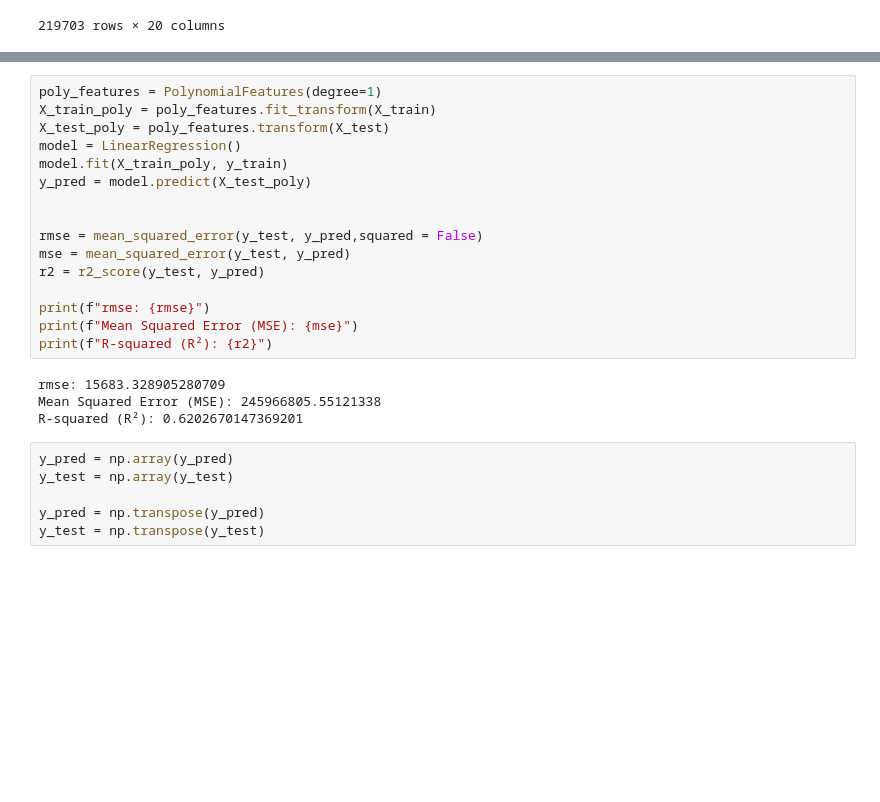
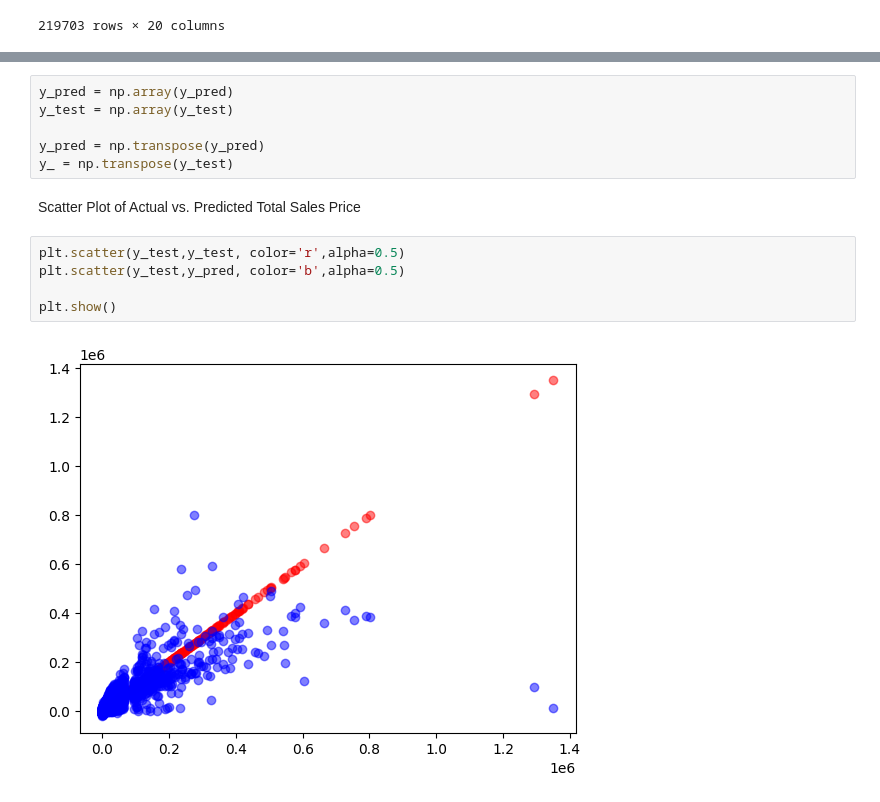
Before and after one commit to Virajprajapati22/Data-Mining-Project1, a Jupyter notebook: IDM_Project_1_202311023.ipynb, the cells around one changed output, grey strips where cells are left out. Cells and saved outputs as stored; diff of their text form; blank space fills up the shorter version.

```diff
--- a/IDM_Project_1_202311023.ipynb
+++ b/IDM_Project_1_202311023.ipynb
@@ -558,29 +574,18 @@ R-squared (R²): 0.7338228727591964
-# %%
-poly_features = PolynomialFeatures(degree=1)
-X_train_poly = poly_features.fit_transform(X_train)
-X_test_poly = poly_features.transform(X_test)
-model = LinearRegression()
-model.fit(X_train_poly, y_train)
-y_pred = model.predict(X_test_poly)
-
-
-rmse = mean_squared_error(y_test, y_pred,squared = False)
-mse = mean_squared_error(y_test, y_pred)
-r2 = r2_score(y_test, y_pred)
-
-print(f"rmse: {rmse}")
-print(f"Mean Squared Error (MSE): {mse}")
-print(f"R-squared (R²): {r2}")
-# %% [output]
-rmse: 15683.328905280709
-Mean Squared Error (MSE): 245966805.55121338
-R-squared (R²): 0.6202670147369201
 # %%
 y_pred = np.array(y_pred)
 y_test = np.array(y_test)
 
 y_pred = np.transpose(y_pred)
-y_test = np.transpose(y_test)
+y_ = np.transpose(y_test)
+# %% [markdown]
+Scatter Plot of Actual vs. Predicted Total Sales Price
+# %%
+plt.scatter(y_test,y_test, color='r',alpha=0.5)
+plt.scatter(y_test,y_pred, color='b',alpha=0.5)
+
+plt.show()
+# %% [output]
+[figure, added]
 # %%
 
 # Create a scatter plot
```
Also changed, not shown: parts of 22 cells of this notebook.
